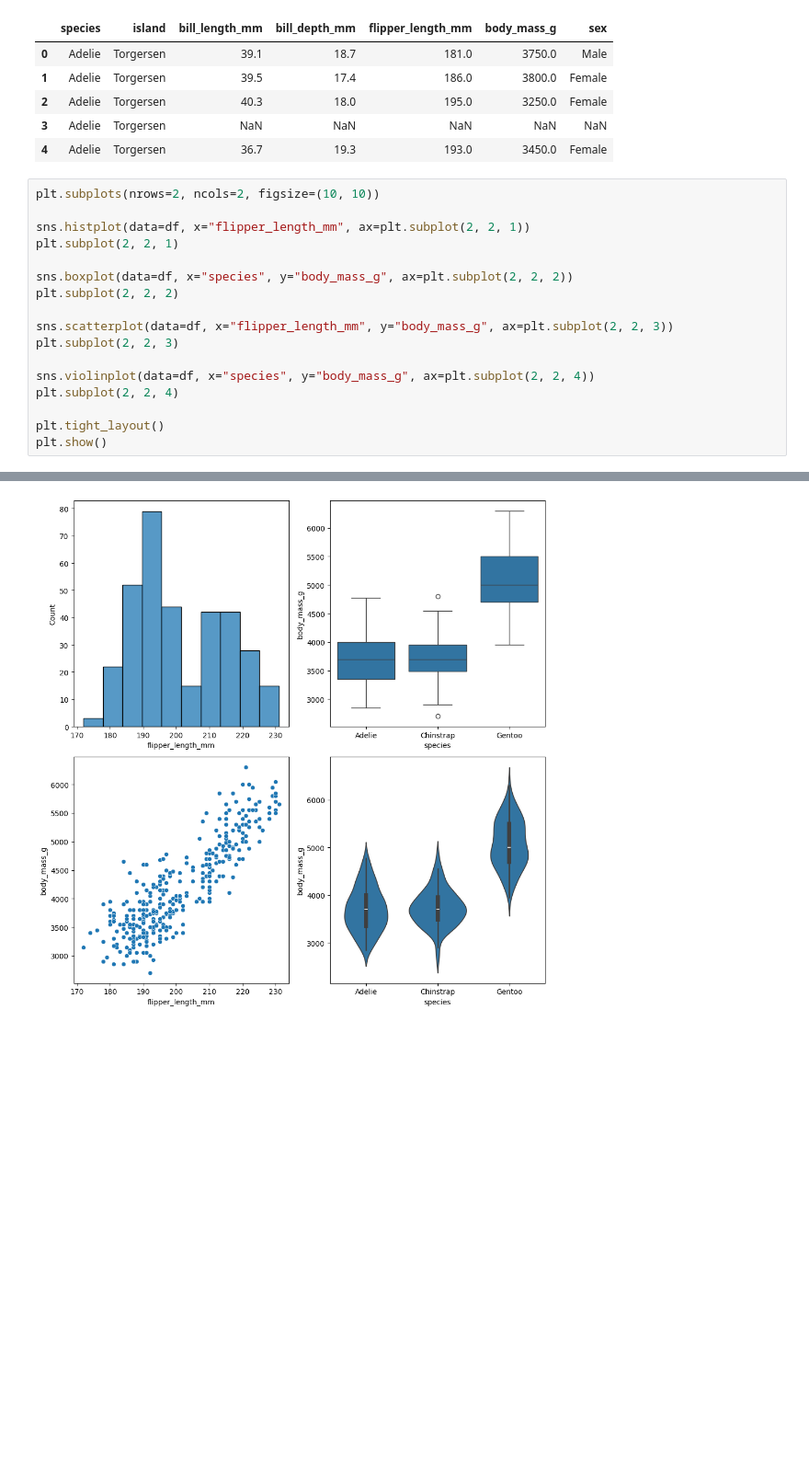
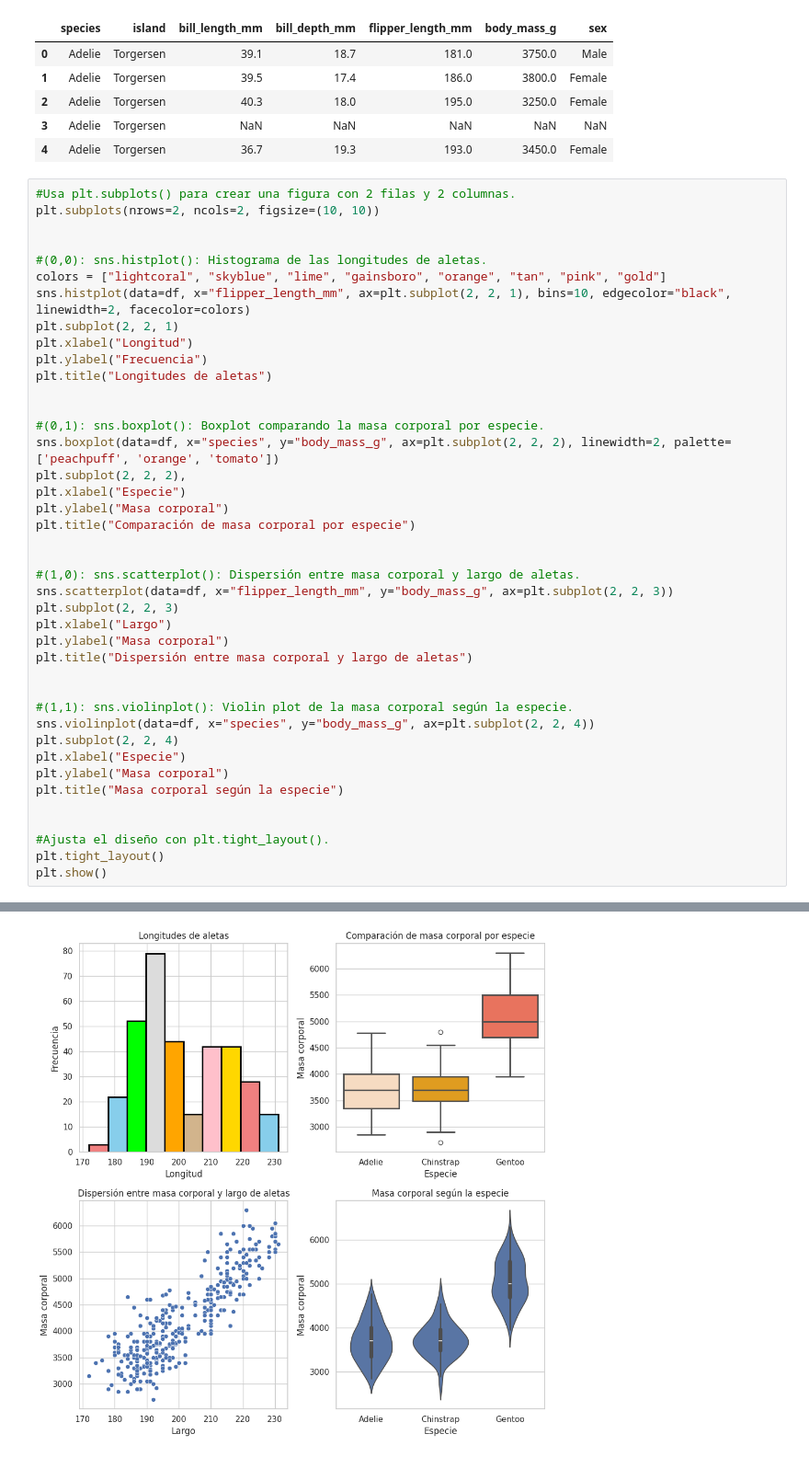
Before and after one commit to jonathanahc/Practicas, a Jupyter notebook: Práctica_11_Seaborn_y_Subplots.ipynb, the cells around one changed output, grey strips where cells are left out. Shown at 92% size. Cells and saved outputs as stored; diff of their text form; blank space fills up the shorter version.

```diff
--- a/Práctica_11_Seaborn_y_Subplots.ipynb
+++ b/Práctica_11_Seaborn_y_Subplots.ipynb
@@ -19,20 +21,44 @@ df.head()
 | 3 | Adelie | Torgersen | NaN | NaN | NaN | NaN | NaN |
 | 4 | Adelie | Torgersen | 36.7 | 19.3 | 193.0 | 3450.0 | Female |
 # %%
+#Usa plt.subplots() para crear una figura con 2 filas y 2 columnas.
 plt.subplots(nrows=2, ncols=2, figsize=(10, 10))
 
-sns.histplot(data=df, x="flipper_length_mm", ax=plt.subplot(2, 2, 1))
+
+#(0,0): sns.histplot(): Histograma de las longitudes de aletas.
+colors = ["lightcoral", "skyblue", "lime", "gainsboro", "orange", "tan", "pink", "gold"]
+sns.histplot(data=df, x="flipper_length_mm", ax=plt.subplot(2, 2, 1), bins=10, edgecolor="black", linewidth=2, facecolor=colors)
 plt.subplot(2, 2, 1)
+plt.xlabel("Longitud")
+plt.ylabel("Frecuencia")
+plt.title("Longitudes de aletas")
 
-sns.boxplot(data=df, x="species", y="body_mass_g", ax=plt.subplot(2, 2, 2))
-plt.subplot(2, 2, 2)
 
+#(0,1): sns.boxplot(): Boxplot comparando la masa corporal por especie.
+sns.boxplot(data=df, x="species", y="body_mass_g", ax=plt.subplot(2, 2, 2), linewidth=2, palette=['peachpuff', 'orange', 'tomato'])
+plt.subplot(2, 2, 2),
+plt.xlabel("Especie")
+plt.ylabel("Masa corporal")
+plt.title("Comparación de masa corporal por especie")
+
+
+#(1,0): sns.scatterplot(): Dispersión entre masa corporal y largo de aletas.
 sns.scatterplot(data=df, x="flipper_length_mm", y="body_mass_g", ax=plt.subplot(2, 2, 3))
 plt.subplot(2, 2, 3)
+plt.xlabel("Largo")
+plt.ylabel("Masa corporal")
+plt.title("Dispersión entre masa corporal y largo de aletas")
 
+
+#(1,1): sns.violinplot(): Violin plot de la masa corporal según la especie.
 sns.violinplot(data=df, x="species", y="body_mass_g", ax=plt.subplot(2, 2, 4))
 plt.subplot(2, 2, 4)
+plt.xlabel("Especie")
+plt.ylabel("Masa corporal")
+plt.title("Masa corporal según la especie")
 
+
+#Ajusta el diseño con plt.tight_layout().
 plt.tight_layout()
 plt.show()
 # %% [output]
@@ -39 +68 @@ plt.show()
-[figure, old version]
+[figure, new version]
```
Also changed, not shown: parts of 3 cells of this notebook.
